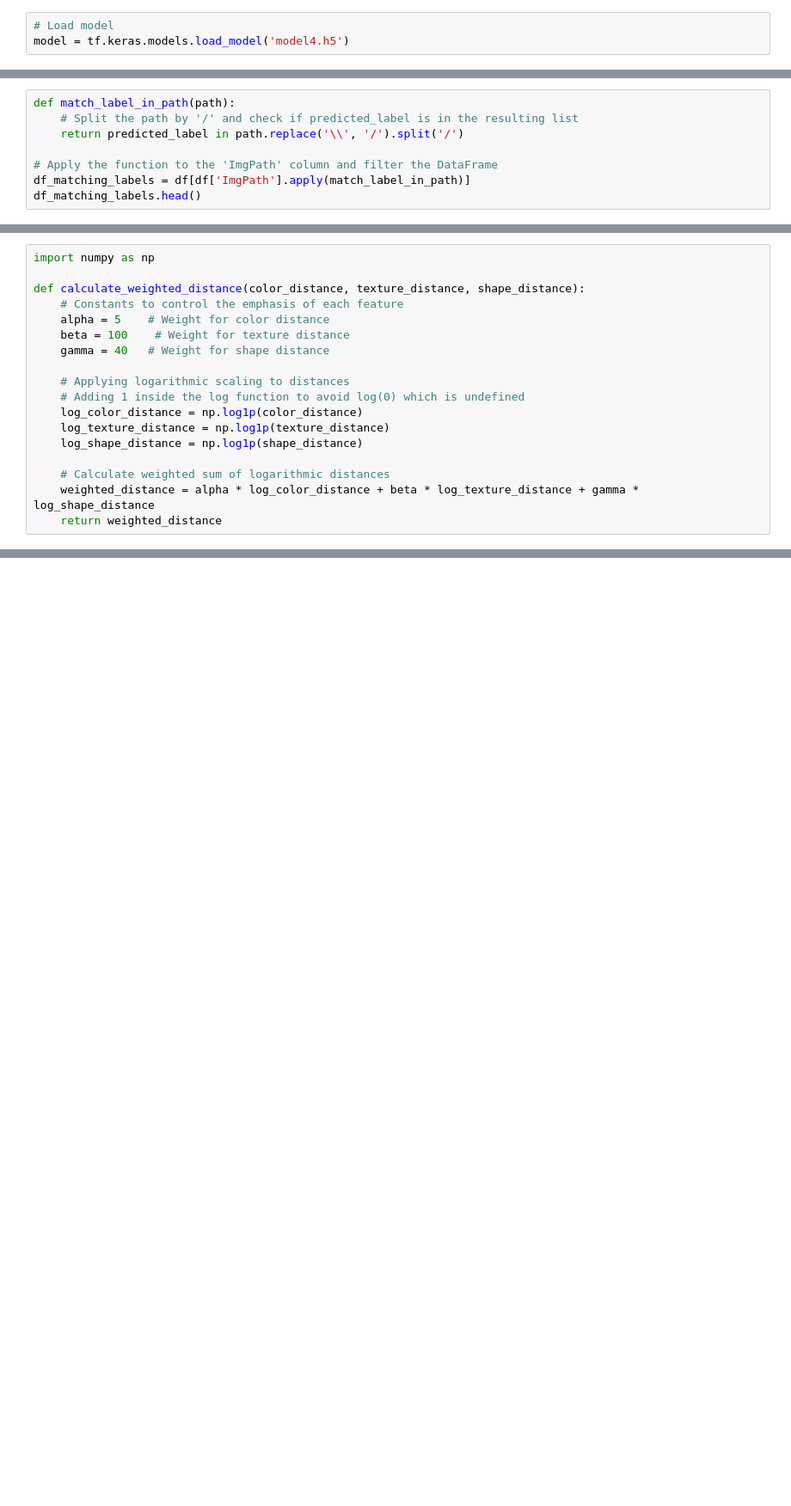
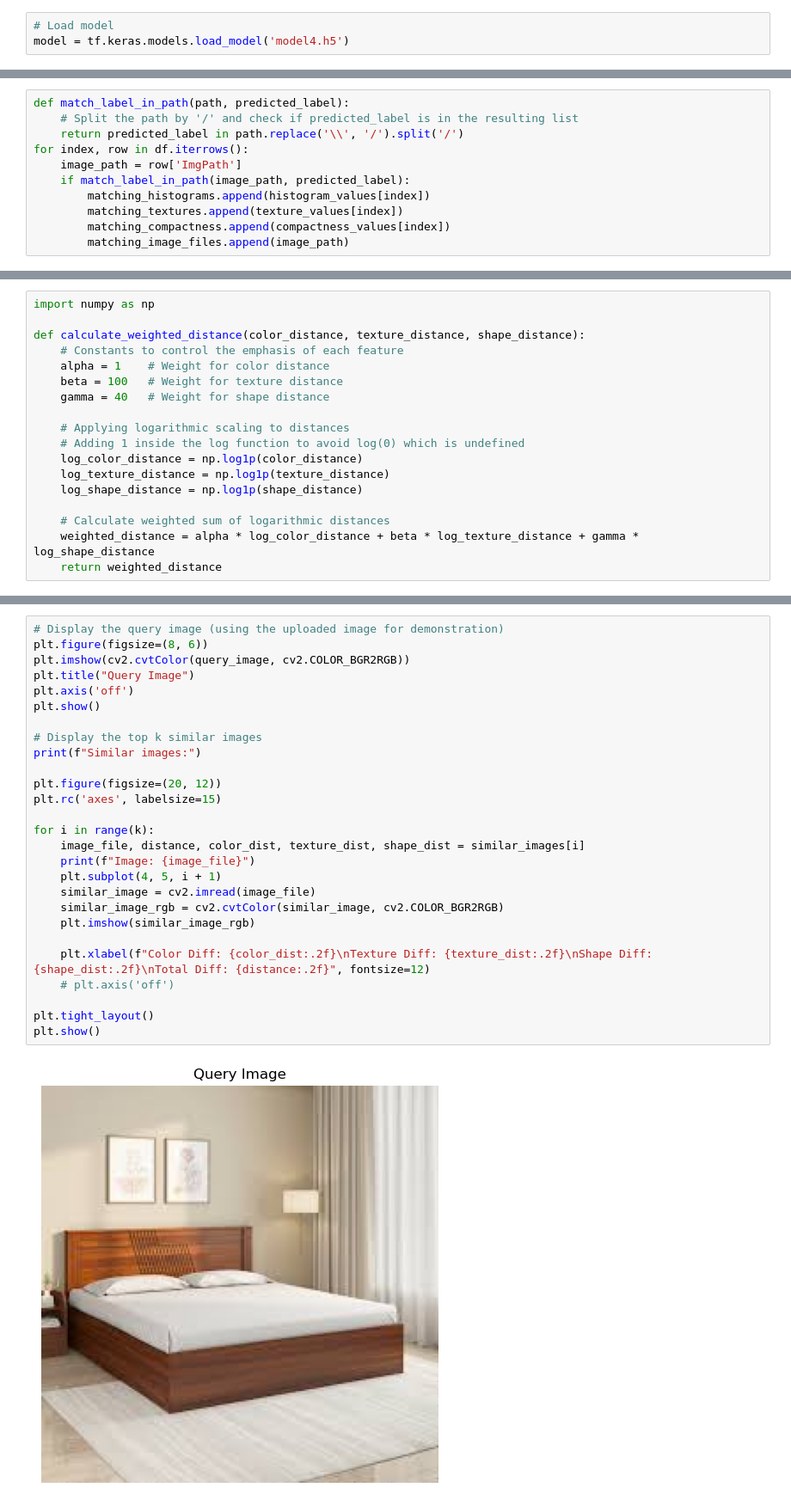
Before and after one commit to kaito274/COSC2753---Assignment2, a Jupyter notebook: Task2_CNN_features.ipynb, the cells around one changed output, grey strips where cells are left out. Shown at 86% size. Drawn from its saved outputs; the diff is of its cells as text; blank space fills up the shorter version.

```diff
--- a/Task2_CNN_features.ipynb
+++ b/Task2_CNN_features.ipynb
@@ -155,8 +244,11 @@ Predicted Label: beds
 # %%
-def match_label_in_path(path):
+def match_label_in_path(path, predicted_label):
     # Split the path by '/' and check if predicted_label is in the resulting list
     return predicted_label in path.replace('\\', '/').split('/')
-
-# Apply the function to the 'ImgPath' column and filter the DataFrame
-df_matching_labels = df[df['ImgPath'].apply(match_label_in_path)]
-df_matching_labels.head()
+for index, row in df.iterrows():
+    image_path = row['ImgPath']
+    if match_label_in_path(image_path, predicted_label):
+        matching_histograms.append(histogram_values[index])
+        matching_textures.append(texture_values[index])
+        matching_compactness.append(compactness_values[index])
+        matching_image_files.append(image_path)
@@ -273,8 +304,8 @@ import numpy as np
 
 def calculate_weighted_distance(color_distance, texture_distance, shape_distance):
     # Constants to control the emphasis of each feature
-    alpha = 5    # Weight for color distance
-    beta = 100    # Weight for texture distance
+    alpha = 1    # Weight for color distance
+    beta = 100   # Weight for texture distance
     gamma = 40   # Weight for shape distance
 
     # Applying logarithmic scaling to distances
@@ -347,0 +348,29 @@ Image: data/Furniture_Data\beds\Tropical\4934tropical-daybeds.jpg
+# %%
+# Display the query image (using the uploaded image for demonstration)
+plt.figure(figsize=(8, 6))
+plt.imshow(cv2.cvtColor(query_image, cv2.COLOR_BGR2RGB))
+plt.title("Query Image")
+plt.axis('off')
+plt.show()
+
+# Display the top k similar images
+print(f"Similar images:")
+
+plt.figure(figsize=(20, 12))
+plt.rc('axes', labelsize=15)
+
+for i in range(k):
+    image_file, distance, color_dist, texture_dist, shape_dist = similar_images[i]
+    print(f"Image: {image_file}")
+    plt.subplot(4, 5, i + 1)
+    similar_image = cv2.imread(image_file)
+    similar_image_rgb = cv2.cvtColor(similar_image, cv2.COLOR_BGR2RGB)
+    plt.imshow(similar_image_rgb)
+
+    plt.xlabel(f"Color Diff: {color_dist:.2f}\nTexture Diff: {texture_dist:.2f}\nShape Diff: {shape_dist:.2f}\nTotal Diff: {distance:.2f}", fontsize=12)
+    # plt.axis('off')
+
+plt.tight_layout()
+plt.show()
+# %% [output]
+[figure, added]
```
Also changed, not shown: parts of 19 cells of this notebook, 13 other files.
